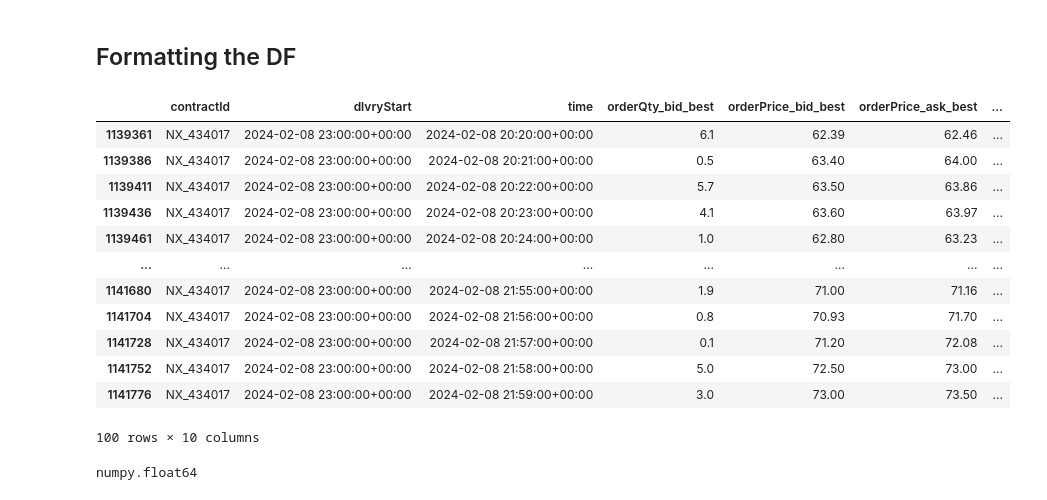
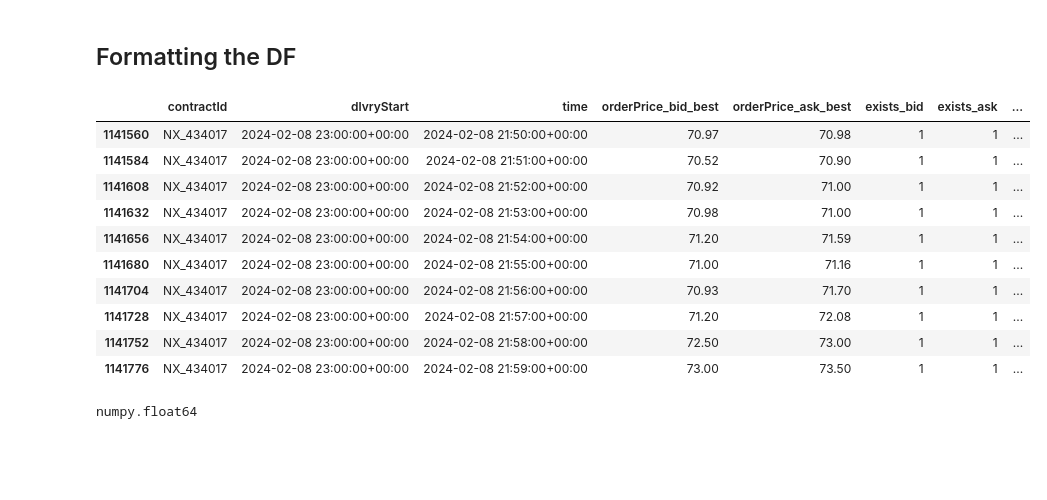
Before and after one commit to axelandreassen/Forecasting-ID-prices, a Jupyter notebook: DataPrep.ipynb, the cells around one changed output. Drawn from its saved outputs; the diff is of its cells as text; code cells hidden in the pictures; blank space fills up the shorter version.

```diff
--- a/DataPrep.ipynb
+++ b/DataPrep.ipynb
@@ -344,21 +348,19 @@ df_copy_2 = findBestFarPrice(df_copy_2)
 
 #df = pd.read_parquet('Data/formatted_orderbook_2.parquet')
 # %%
-df_copy_2[df_copy_2['dlvryStart'] == '2024-02-08 23:00:00'][['contractId','dlvryStart', 'time', 'orderQty_bid_best', 'orderPrice_bid_best', 'orderPrice_ask_best', 'exists_bid', 'exists_ask', 'best_far_bid', 'best_far_ask']].tail(100)
+df_copy[df_copy['dlvryStart'] == '2024-02-08 23:00:00'][['contractId','dlvryStart', 'time', 'orderPrice_bid_best', 'orderPrice_ask_best', 'exists_bid', 'exists_ask', 'best_far_bid', 'best_far_ask', 'future_best_bid', 'future_best_ask']].tail(10)
 # %% [output]
-|  | contractId | dlvryStart | time | orderQty_bid_best | orderPrice_bid_best | orderPrice_ask_best | ... |
-| 1139361 | NX_434017 | 2024-02-08 23:00:00+00:00 | 2024-02-08 20:20:00+00:00 | 6.1 | 62.39 | 62.46 | ... |
-| 1139386 | NX_434017 | 2024-02-08 23:00:00+00:00 | 2024-02-08 20:21:00+00:00 | 0.5 | 63.40 | 64.00 | ... |
-| 1139411 | NX_434017 | 2024-02-08 23:00:00+00:00 | 2024-02-08 20:22:00+00:00 | 5.7 | 63.50 | 63.86 | ... |
-| 1139436 | NX_434017 | 2024-02-08 23:00:00+00:00 | 2024-02-08 20:23:00+00:00 | 4.1 | 63.60 | 63.97 | ... |
-| 1139461 | NX_434017 | 2024-02-08 23:00:00+00:00 | 2024-02-08 20:24:00+00:00 | 1.0 | 62.80 | 63.23 | ... |
-| ... | ... | ... | ... | ... | ... | ... | ... |
-| 1141680 | NX_434017 | 2024-02-08 23:00:00+00:00 | 2024-02-08 21:55:00+00:00 | 1.9 | 71.00 | 71.16 | ... |
-| 1141704 | NX_434017 | 2024-02-08 23:00:00+00:00 | 2024-02-08 21:56:00+00:00 | 0.8 | 70.93 | 71.70 | ... |
-| 1141728 | NX_434017 | 2024-02-08 23:00:00+00:00 | 2024-02-08 21:57:00+00:00 | 0.1 | 71.20 | 72.08 | ... |
-| 1141752 | NX_434017 | 2024-02-08 23:00:00+00:00 | 2024-02-08 21:58:00+00:00 | 5.0 | 72.50 | 73.00 | ... |
-| 1141776 | NX_434017 | 2024-02-08 23:00:00+00:00 | 2024-02-08 21:59:00+00:00 | 3.0 | 73.00 | 73.50 | ... |
+|  | contractId | dlvryStart | time | orderPrice_bid_best | orderPrice_ask_best | exists_bid | exists_ask | ... |
+| 1141560 | NX_434017 | 2024-02-08 23:00:00+00:00 | 2024-02-08 21:50:00+00:00 | 70.97 | 70.98 | 1 | 1 | ... |
+| 1141584 | NX_434017 | 2024-02-08 23:00:00+00:00 | 2024-02-08 21:51:00+00:00 | 70.52 | 70.90 | 1 | 1 | ... |
+| 1141608 | NX_434017 | 2024-02-08 23:00:00+00:00 | 2024-02-08 21:52:00+00:00 | 70.92 | 71.00 | 1 | 1 | ... |
+| 1141632 | NX_434017 | 2024-02-08 23:00:00+00:00 | 2024-02-08 21:53:00+00:00 | 70.98 | 71.00 | 1 | 1 | ... |
+| 1141656 | NX_434017 | 2024-02-08 23:00:00+00:00 | 2024-02-08 21:54:00+00:00 | 71.20 | 71.59 | 1 | 1 | ... |
+| 1141680 | NX_434017 | 2024-02-08 23:00:00+00:00 | 2024-02-08 21:55:00+00:00 | 71.00 | 71.16 | 1 | 1 | ... |
+| 1141704 | NX_434017 | 2024-02-08 23:00:00+00:00 | 2024-02-08 21:56:00+00:00 | 70.93 | 71.70 | 1 | 1 | ... |
+| 1141728 | NX_434017 | 2024-02-08 23:00:00+00:00 | 2024-02-08 21:57:00+00:00 | 71.20 | 72.08 | 1 | 1 | ... |
+| 1141752 | NX_434017 | 2024-02-08 23:00:00+00:00 | 2024-02-08 21:58:00+00:00 | 72.50 | 73.00 | 1 | 1 | ... |
+| 1141776 | NX_434017 | 2024-02-08 23:00:00+00:00 | 2024-02-08 21:59:00+00:00 | 73.00 | 73.50 | 1 | 1 | ... |
-100 rows × 10 columns
 # %%
 type(df['orderPrice_bid_best'][0])
 # %% [output]
```
Also changed, not shown: parts of 2 cells of this notebook.
